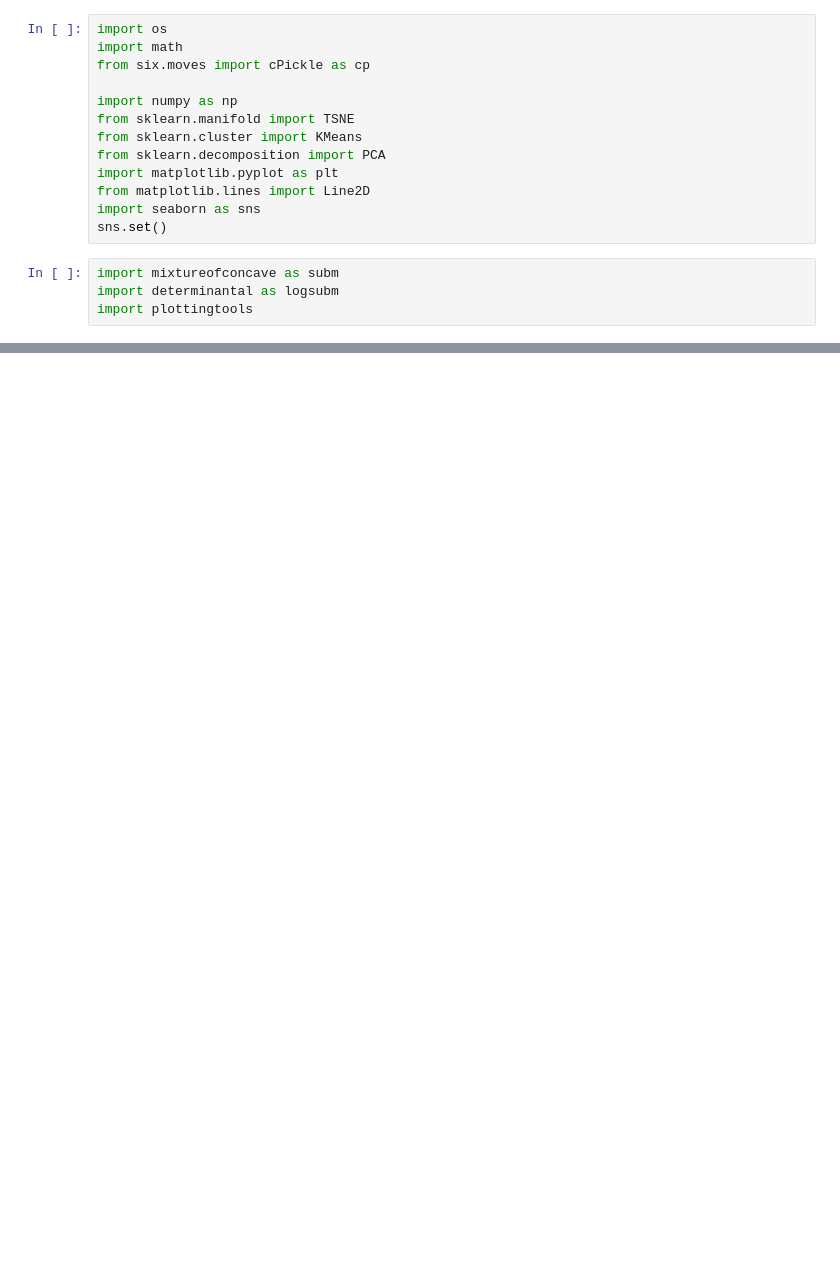
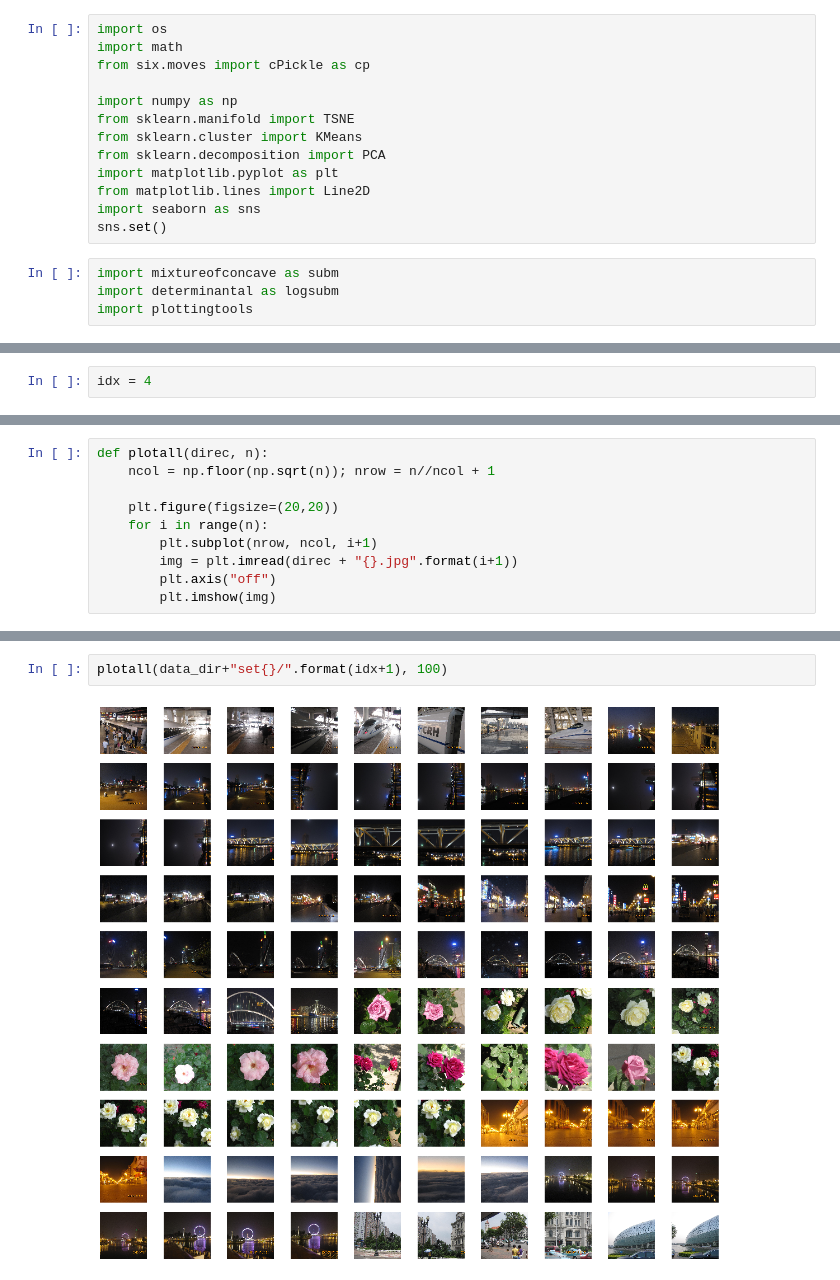
Before and after one commit to neerajaabhyankar/fair-cohort-selection, a Jupyter notebook: expts-imagesumm.ipynb, the cells around one changed output, grey strips where cells are left out. Cells and saved outputs as stored; diff of their text form; blank space fills up the shorter version.

```diff
--- a/expts-imagesumm.ipynb
+++ b/expts-imagesumm.ipynb
@@ -27,0 +22,2 @@ resultdict = cPickle.load(savedict, opfile)
+# %%
+idx = 4
@@ -27,0 +26,10 @@ resultdict = cPickle.load(savedict, opfile)
+# %%
+def plotall(direc, n):
+    ncol = np.floor(np.sqrt(n)); nrow = n//ncol + 1
+
+    plt.figure(figsize=(20,20))
+    for i in range(n):
+        plt.subplot(nrow, ncol, i+1)
+        img = plt.imread(direc + "{}.jpg".format(i+1))
+        plt.axis("off")
+        plt.imshow(img)
@@ -27,0 +184,4 @@ resultdict = cPickle.load(savedict, opfile)
+# %%
+plotall(data_dir+"set{}/".format(idx+1), 100)
+# %% [output]
+[figure, added]
```
Also changed, not shown: parts of 24 cells of this notebook, 1 other file.
